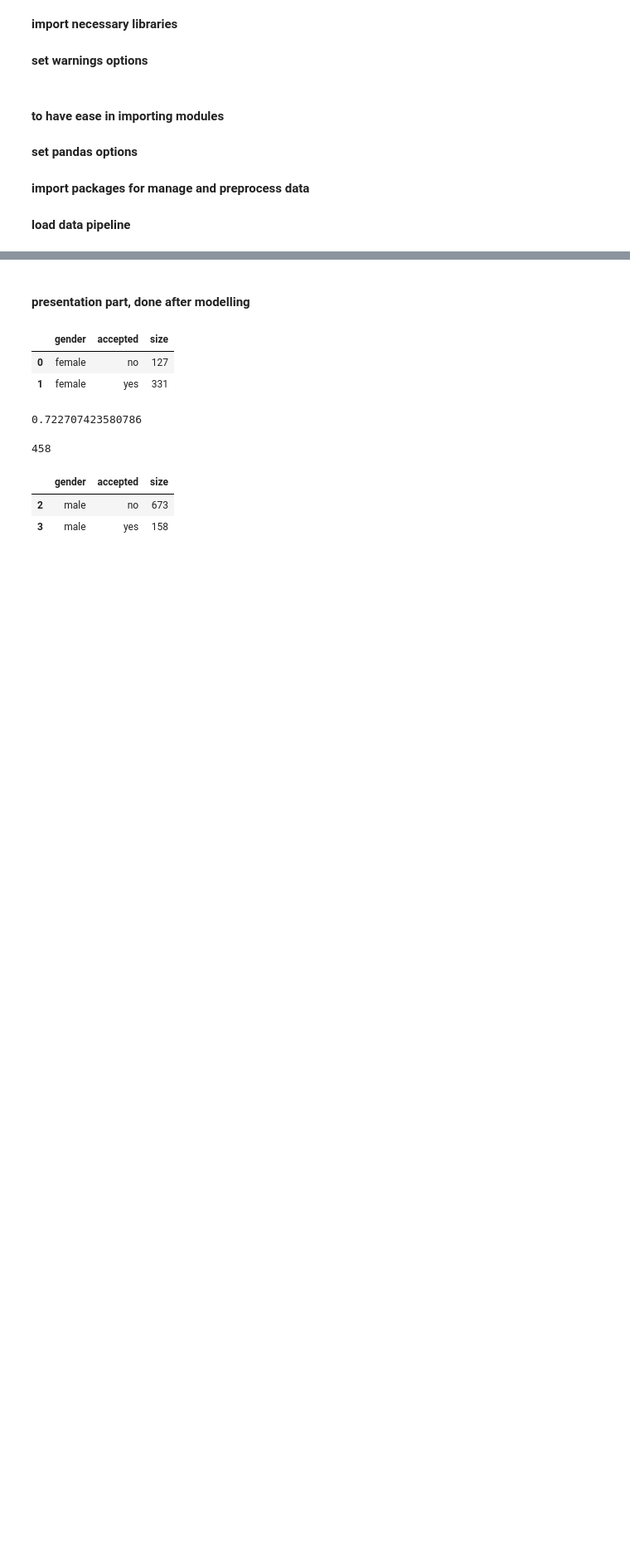
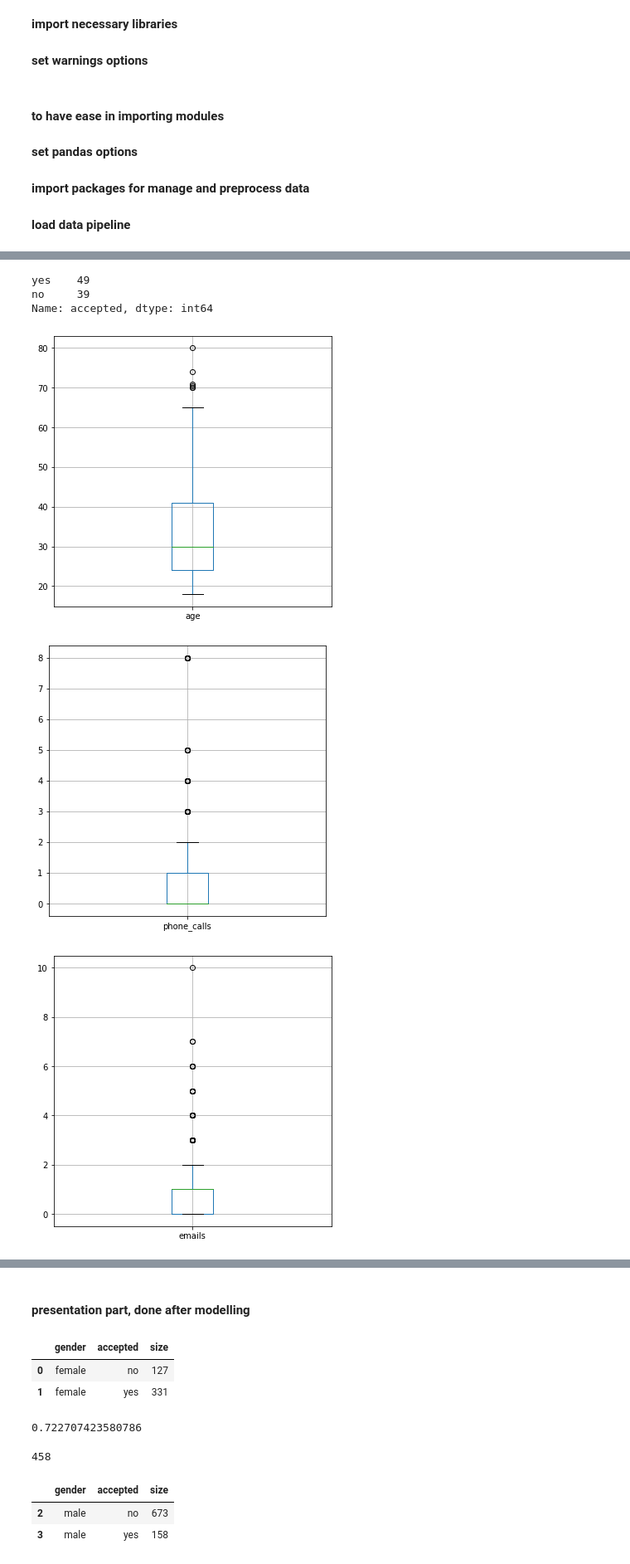
Before and after one commit to mjasieczko/new_offer_success_predictor, a Jupyter notebook: notebooks/1_Research.ipynb, the cells around one changed output, grey strips where cells are left out. Shown at 83% size. Cells and saved outputs as stored; diff of their text form; code cells hidden in the pictures; blank space fills up the shorter version.

```diff
--- a/notebooks/1_Research.ipynb
+++ b/notebooks/1_Research.ipynb
@@ -39,0 +438,4 @@ df = DM.load_data()
+# %%
+train_df['cat_phone_calls'] = train_df['cat_phone_calls'].astype(object)
+# %%
+train_df.loc[train_df['customer_code'].isna(), 'customer_code'] = 'missing'
@@ -39,0 +466,20 @@ df = DM.load_data()
+# %%
+train_df[train_df['customer_code'].str.len() == 8]['accepted'].value_counts()
+# %% [output]
+yes    49
+no     39
+Name: accepted, dtype: int64
+# %%
+train_df['number'].fillna('number_missing', inplace=True)
+# %%
+train_df['offer_code'].fillna('offer_code_missing', inplace=True)
+# %%
+figsize=(6,6)
+for column in train_df.columns:
+    if train_df[column].dtype != object:
+        train_df.boxplot(column=column, figsize=figsize)
+        plt.show() #boxplots in plotly to get more information out of them?
+# %% [output]
+[figure, added]
+[figure, added]
+[figure, added]
```
Also changed, not shown: parts of 72 cells of this notebook, 6 other files.
